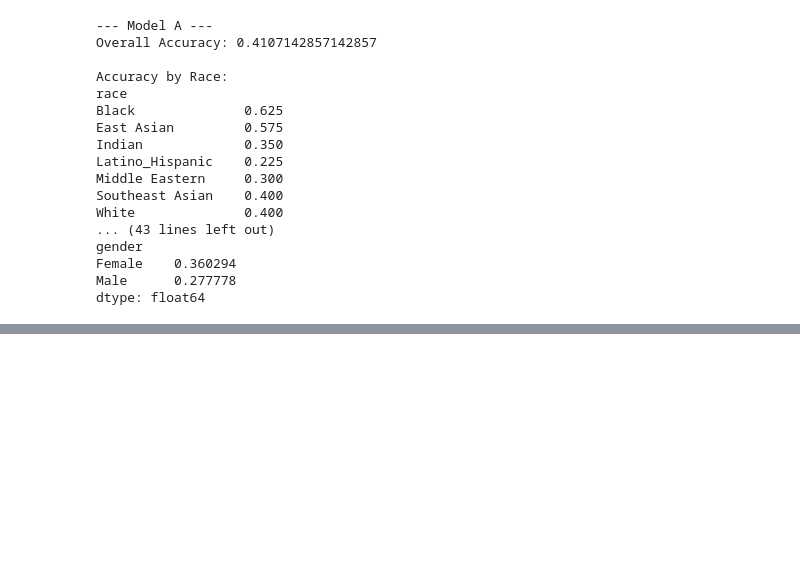
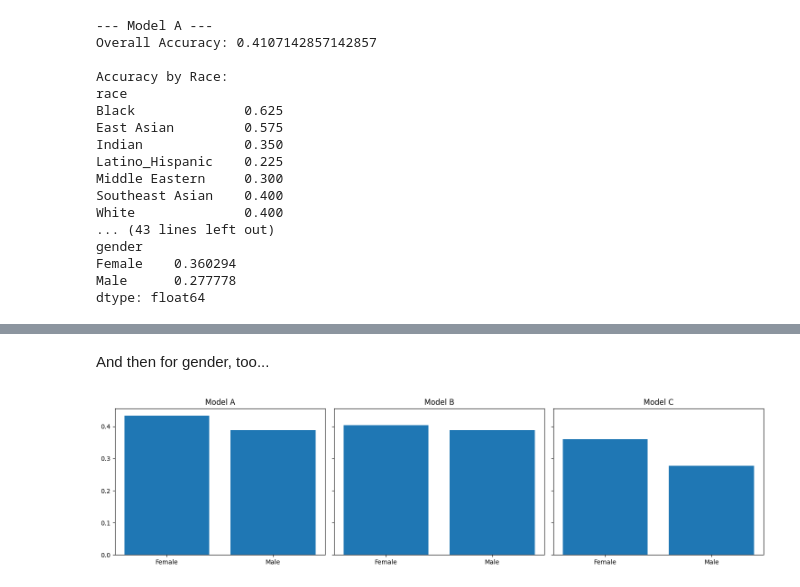
Before and after one commit to EthanTu2/facialrecognitionbias, a Jupyter notebook: parts345.ipynb, the cells around one changed output, grey strips where cells are left out. Drawn from its saved outputs; the diff is of its cells as text; code cells hidden in the pictures; blank space fills up the shorter version.

```diff
--- a/parts345.ipynb
+++ b/parts345.ipynb
@@ -367,0 +411,21 @@ dtype: float64
+# %% [markdown]
+And then for gender, too...
+# %%
+fig, axes = plt.subplots(1, 3, figsize=(15, 4), sharey=True)
+
+for i, name in enumerate(datasets.keys()):
+    temp_df = test_df.copy()
+    temp_df["pred"] = preds[name]
+
+    gender_acc = (temp_df["pred"] == temp_df["race"]) \
+        .groupby(temp_df["gender"]) \
+        .mean()
+
+    axes[i].bar(gender_acc.index, gender_acc.values)
+    axes[i].set_title(f"Model {name}")
+    axes[i].tick_params(axis='x')
+
+plt.tight_layout()
+plt.show()
+# %% [output]
+[figure, added]
```
Also changed, not shown: parts of 5 cells of this notebook.
